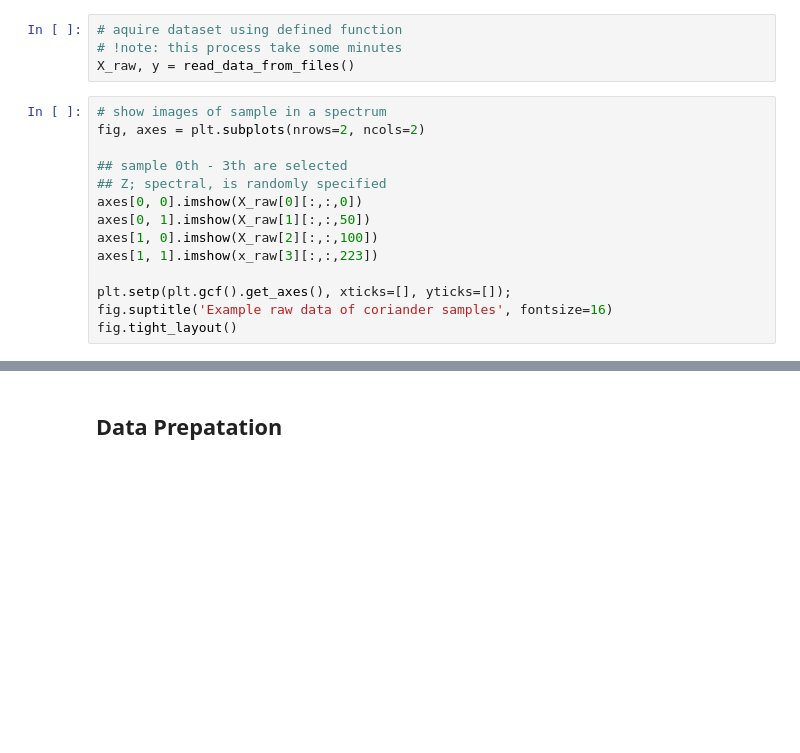
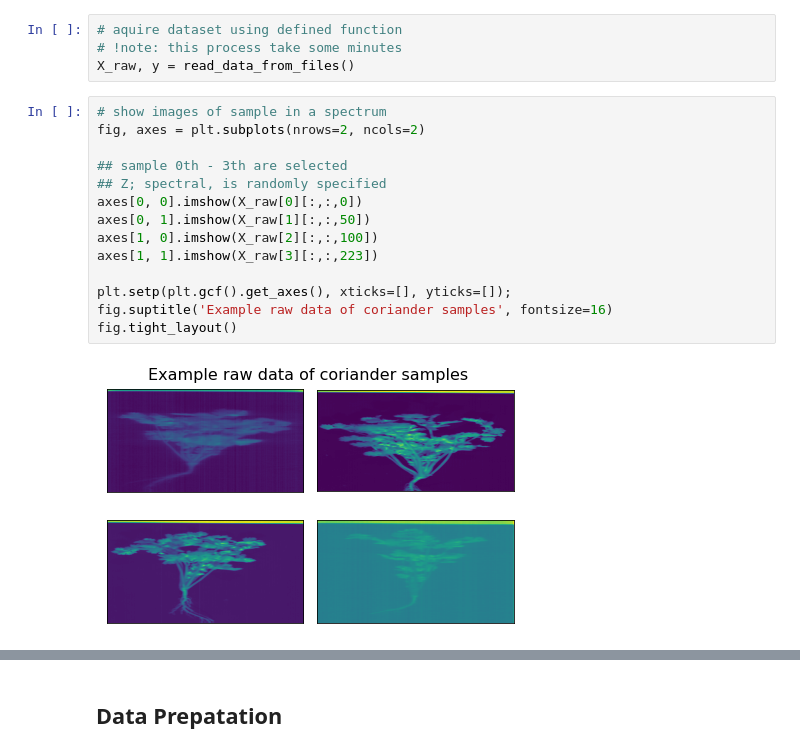
Before and after one commit to navavatpi/researchPhd, a Jupyter notebook: corianderScratch.ipynb, the cells around one changed output, grey strips where cells are left out. Drawn from its saved outputs; the diff is of its cells as text; blank space fills up the shorter version.

```diff
--- a/corianderScratch.ipynb
+++ b/corianderScratch.ipynb
@@ -135,15 +133,17 @@ X_raw, y = read_data_from_files()
 # %%
 # show images of sample in a spectrum
 fig, axes = plt.subplots(nrows=2, ncols=2)
 
 ## sample 0th - 3th are selected
 ## Z; spectral, is randomly specified
 axes[0, 0].imshow(X_raw[0][:,:,0])
 axes[0, 1].imshow(X_raw[1][:,:,50])
 axes[1, 0].imshow(X_raw[2][:,:,100])
-axes[1, 1].imshow(x_raw[3][:,:,223])
+axes[1, 1].imshow(X_raw[3][:,:,223])
 
 plt.setp(plt.gcf().get_axes(), xticks=[], yticks=[]);
 fig.suptitle('Example raw data of coriander samples', fontsize=16)
 fig.tight_layout()
+# %% [output]
+[figure, added]
 # %%
```
Also changed, not shown: parts of 27 cells of this notebook.
